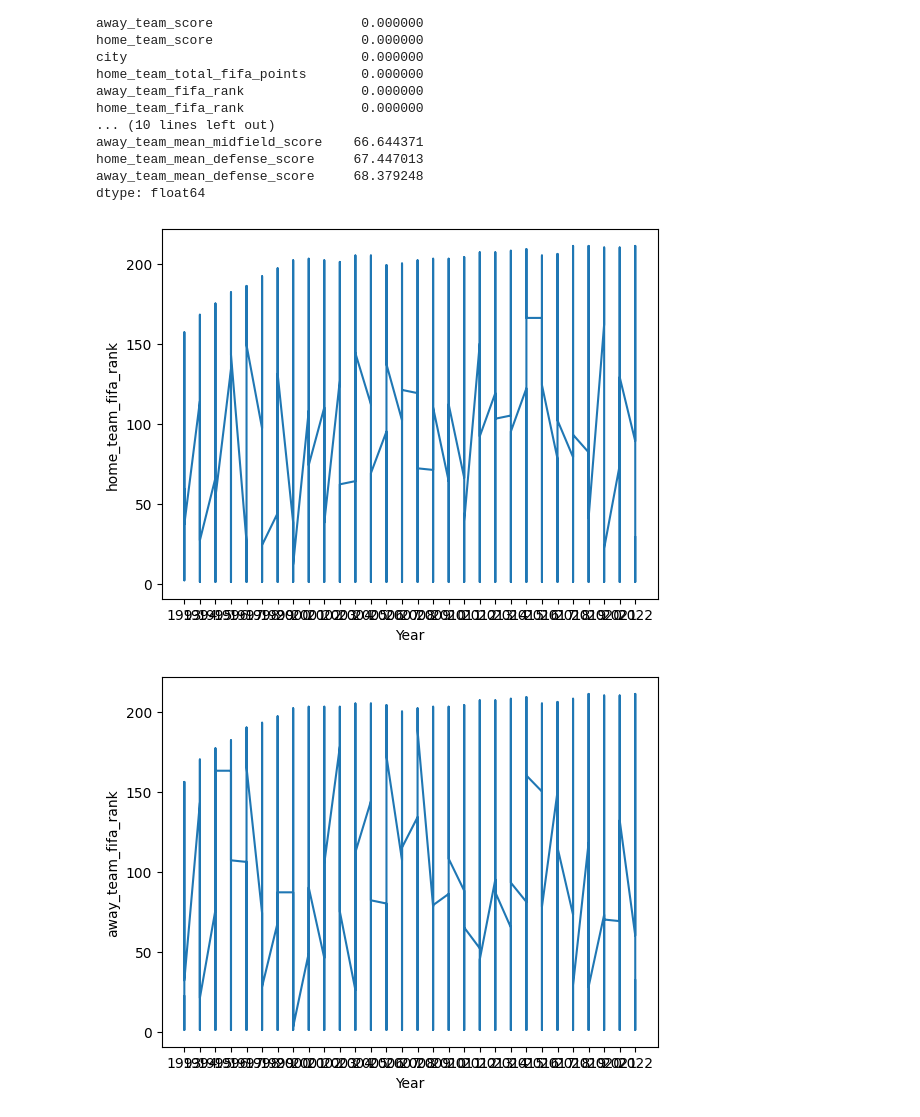
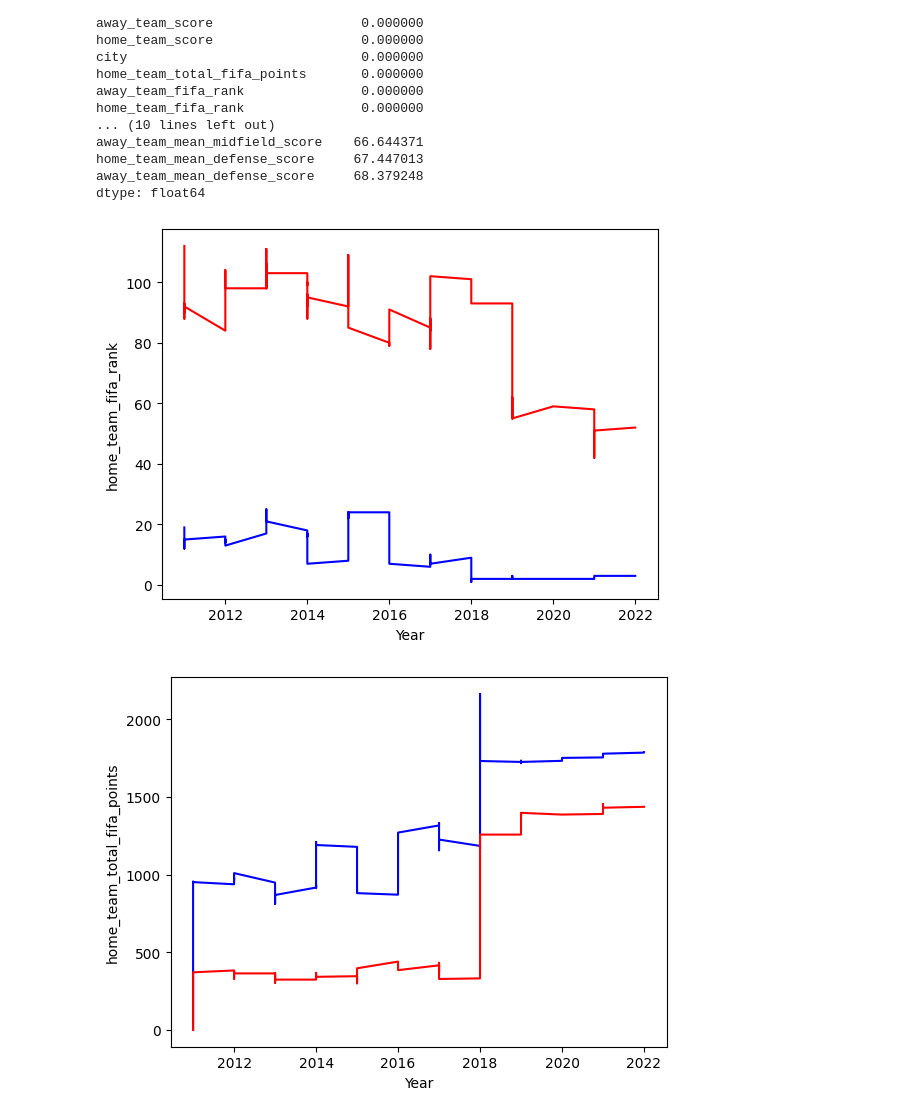
Before and after one commit to GuichardB/FIFA_World_Cup_2022_Predictions, a Jupyter notebook: notebook.ipynb, the cells around one changed output. Saved outputs shown, nothing was run; the diff lists cells and outputs as text; code cells hidden in the pictures.

```diff
--- a/notebook.ipynb
+++ b/notebook.ipynb
@@ -6,7 +12,7 @@ import seaborn as sns
 # %%
 pd.set_option('display.max_column', 30)
 # %%
-data = pd.read_csv('international_matches.csv', encoding='utf-8')
+data = pd.read_csv('data/international_matches.csv', encoding='utf-8')
 
 data.head()
 # %% [output]
@@ -53,8 +57,3 @@ num = ['home_team_fifa_rank','away_team_fifa_rank','home_team_total_fifa_points'
-# %%
-for col in num:
-    plt.figure()
-    sns.displot(df[col].dropna())
-    plt.show()
 # %%
 conts = ['home_team_continent', 'away_team_continent']
 
@@ -118,14 +115,21 @@ dtype: float64
 # %%
-check_values_by_dates = ['home_team_fifa_rank','away_team_fifa_rank','home_team_total_fifa_points','away_team_total_fifa_points','home_team_score','away_team_score','home_team_goalkeeper_score','away_team_goalkeeper_score','home_team_mean_defense_score','home_team_mean_offense_score','home_team_mean_midfield_score','away_team_mean_defense_score','away_team_mean_offense_score','away_team_mean_midfield_score']
-
-df['year'] = df['date'].str[:4]
+check_values_by_dates = ['home_team_fifa_rank','home_team_total_fifa_points','home_team_score','home_team_goalkeeper_score',
+                        'home_team_mean_defense_score','home_team_mean_offense_score','home_team_mean_midfield_score']
 
 
+mask_france = ((df['home_team'] == ('France')) & (df['year']>=2011))
+
+mask_qatar = ((df['home_team'] == ('Qatar')) & (df['year']>=2011))
+
+france_df=df.loc[mask_france]
+qatar_df=df.loc[mask_qatar]
+
 for col in check_values_by_dates:
-    plt.plot(df['year'], df[col])
+    plt.plot(france_df['year'], france_df[col], c='b')
+    plt.plot(qatar_df['year'], qatar_df[col], c='r')
     plt.xlabel('Year')
     plt.ylabel(col)
     plt.show()
 # %% [output]
-[figure, old version]
+[figure, new version]
-[figure, old version]
+[figure, new version]
```
Also changed, not shown: parts of 70 cells of this notebook, 6 other files.
